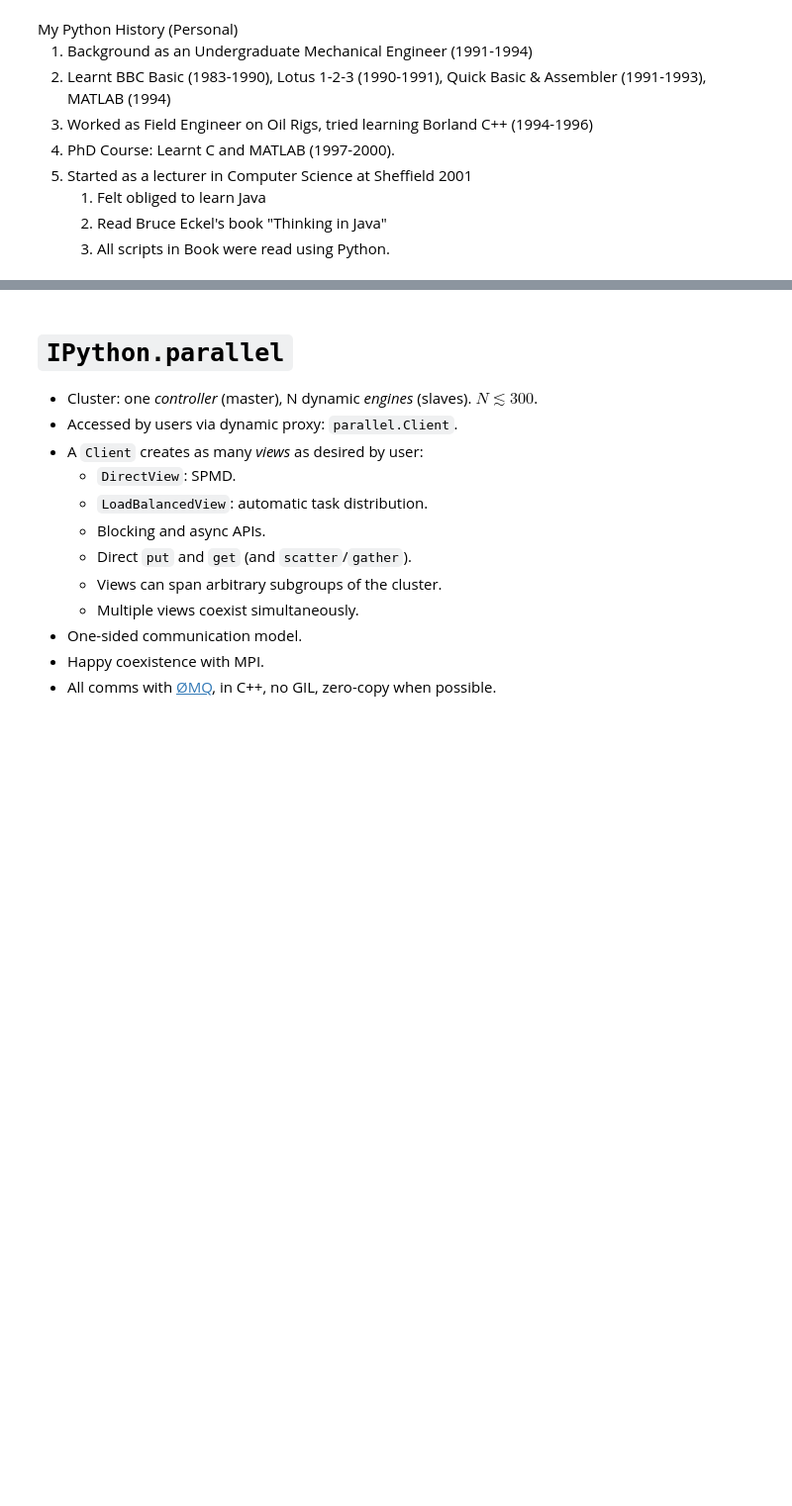
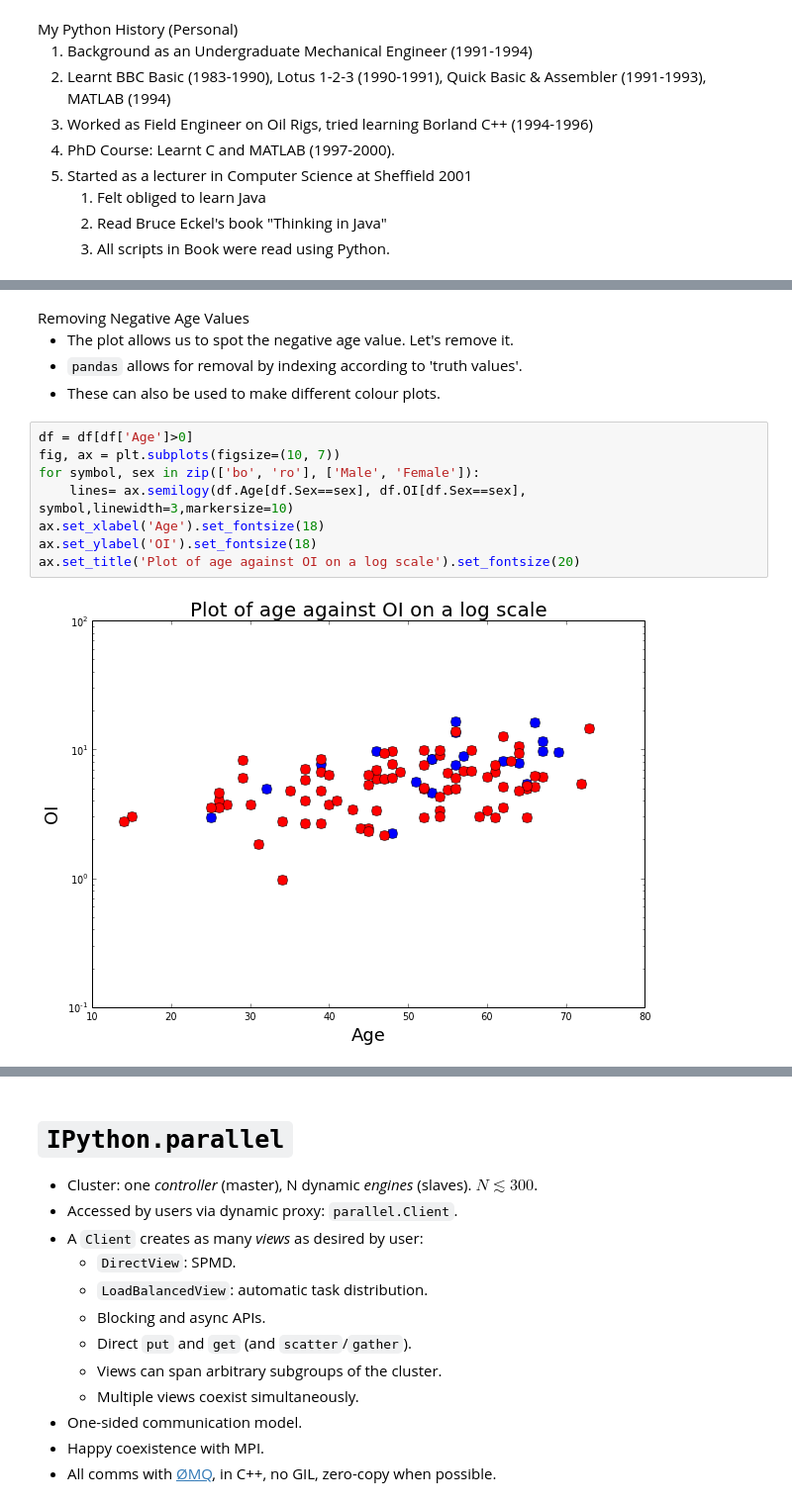
Before and after one commit to lawrennd/statslang, a Jupyter notebook: python/statslang.ipynb, the cells around one changed output, grey strips where cells are left out. Shown at 99% size. Drawn from its saved outputs; the diff is of its cells as text; blank space fills up the shorter version.

```diff
--- a/python/statslang.ipynb
+++ b/python/statslang.ipynb
@@ -108,0 +157,16 @@ NameError: name 'YouTubeVideo' is not defined
+# %% [markdown]
+<div class="slide-header">Removing Negative Age Values</div>
+
+* The plot allows us to spot the negative age value. Let's remove it.
+* `pandas` allows for removal by indexing according to 'truth values'.
+* These can also be used to make different colour plots.
+# %%
+df = df[df['Age']>0]
+fig, ax = plt.subplots(figsize=(10, 7))
+for symbol, sex in zip(['bo', 'ro'], ['Male', 'Female']):
+    lines= ax.semilogy(df.Age[df.Sex==sex], df.OI[df.Sex==sex], symbol,linewidth=3,markersize=10)
+ax.set_xlabel('Age').set_fontsize(18)
+ax.set_ylabel('OI').set_fontsize(18)
+ax.set_title('Plot of age against OI on a log scale').set_fontsize(20)
+# %% [output]
+[figure, added]
```
Also changed, not shown: parts of 40 cells of this notebook.
